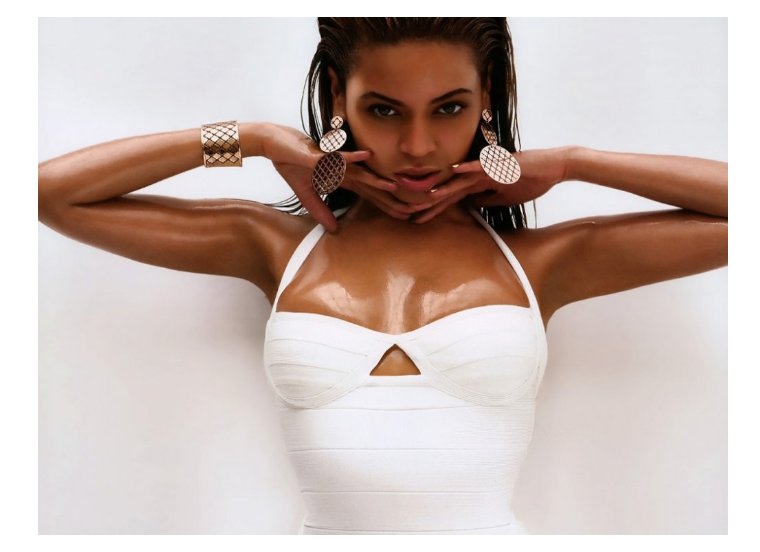
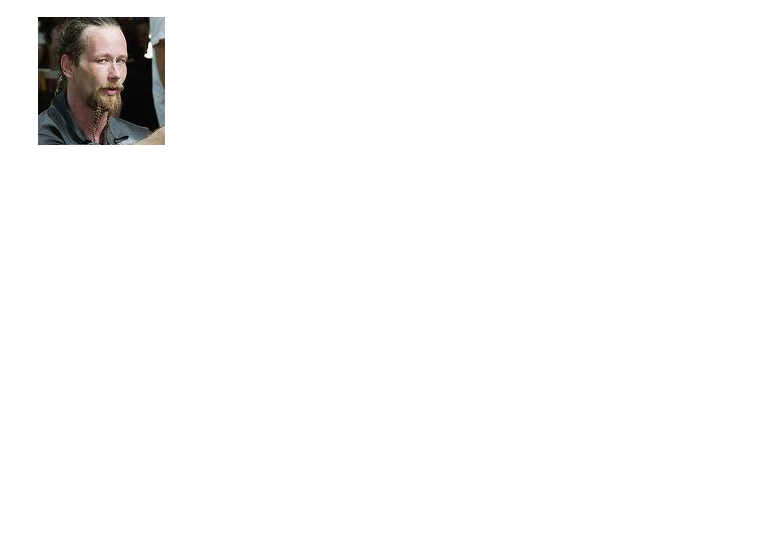
Before and after one commit to dawood95/face-keypoints, a Jupyter notebook: notebooks/eval.ipynb, the cells around one changed output. Saved outputs shown, nothing was run; the diff lists cells and outputs as text; code cells hidden in the pictures; blank space fills up the shorter version.

```diff
--- a/notebooks/eval.ipynb
+++ b/notebooks/eval.ipynb
@@ -24,10 +24,10 @@ model.load_state_dict(torch.load('/home/dawood/Experiments/face_keypoints_HRFPN3
 model = model.eval()
 #model = model.cuda()
 # %%
-img = Image.open('/home/dawood/Datasets/LS3D-W/300W-Testset-3D/indoor_001.png')
+img = Image.open('/home/dawood/Dataset/LS3D-W/Menpo-3D/aflw__face_39840.jpg')
 img
 # %% [output]
-[figure, old version]
+[figure, new version]
 # %%
 inp = T.resize(img, 256)
 pred = model(normalize(T.to_tensor(inp)).unsqueeze(0))[-1][0]
```
Also changed, not shown: parts of 7 cells of this notebook, 4 other files.
